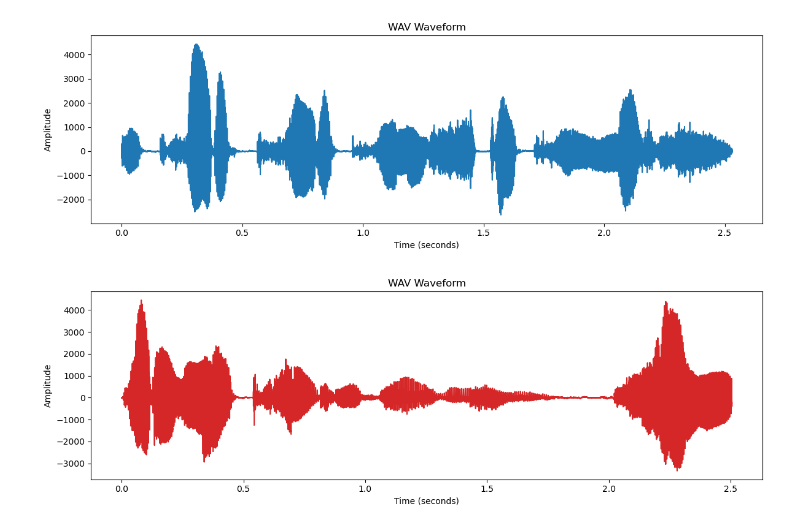
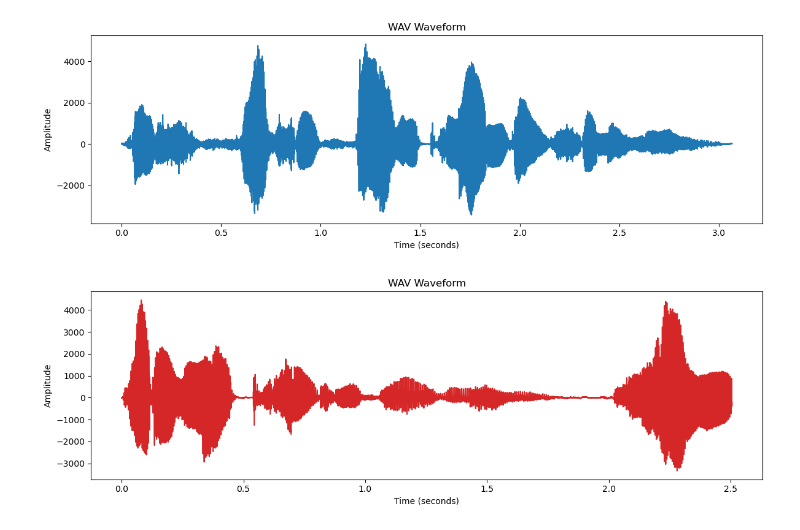
Before and after one commit to BuiHoangTu/adapt.eeg-neural-entrainment, a Jupyter notebook: notebooks/before-raw/11.wav_visualize.ipynb, the cells around one changed output. Cells and saved outputs as stored; diff of their text form; code cells hidden in the pictures.

Commit message:
fix audio data

```diff
--- a/notebooks/before-raw/11.wav_visualize.ipynb
+++ b/notebooks/before-raw/11.wav_visualize.ipynb
@@ -30,11 +30,11 @@ def visualize_wav(wav_path):
     plt.show()
 # %%
 # Regular freq
-wav_path = "../data/raw/poem1_versuri/vers10.wav"
+wav_path = "../../data/audio/poem1_versuri/vers5.wav"
 plt.rcParams["axes.prop_cycle"] = plt.cycler(color=["tab:blue"])
 visualize_wav(wav_path)
 # %% [output]
-[figure, old version]
+[figure, new version]
 # %%
 # irregular freq
 wav_path = "../data/raw/poem1_versuri/vers1.wav"
```
Also changed, not shown: parts of 4 cells of this notebook.
